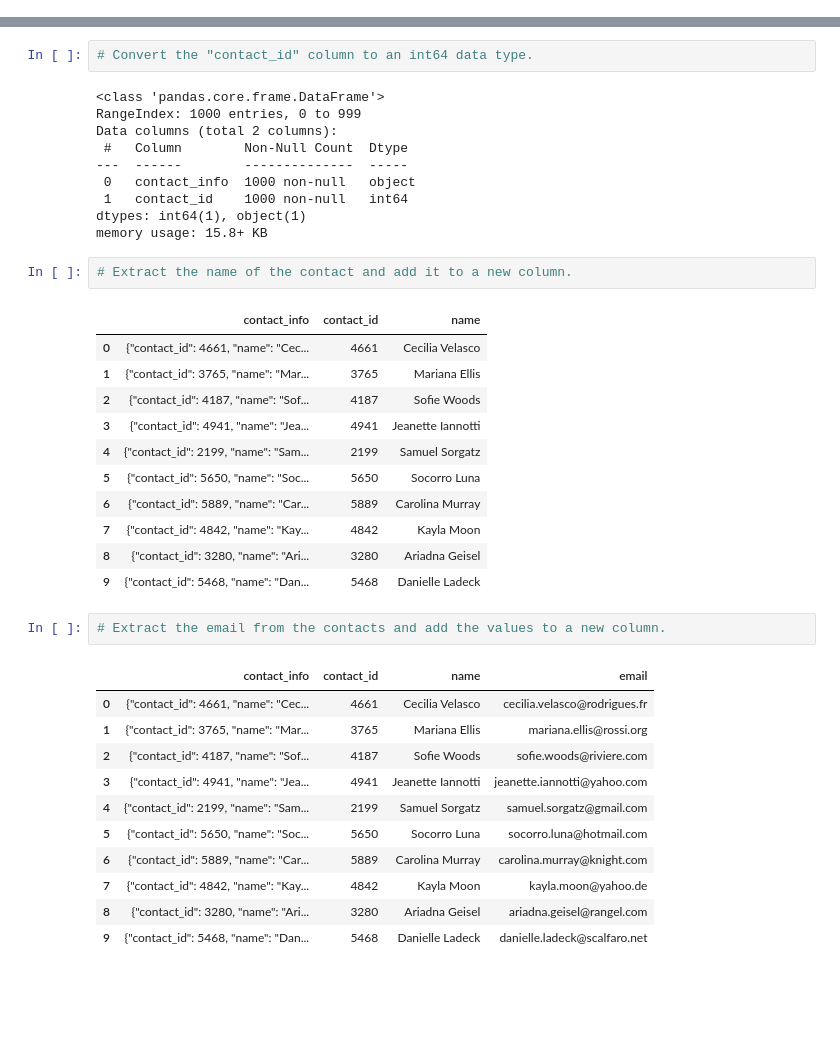
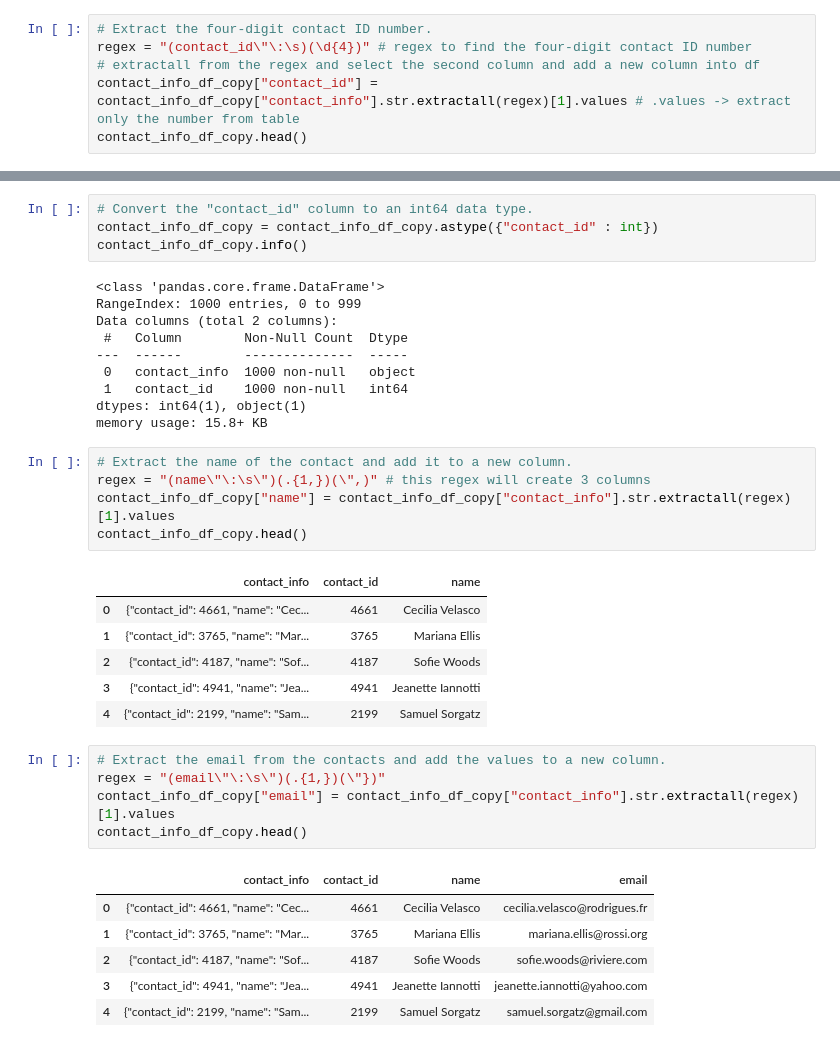
Before and after one commit to wingylui/Crowdfunding_ETL, a Jupyter notebook: ETL_Mini_Project_WYLui.ipynb, the cells around one changed output, grey strips where cells are left out. Drawn from its saved outputs; the diff is of its cells as text; blank space fills up the shorter version.

```diff
--- a/ETL_Mini_Project_WYLui.ipynb
+++ b/ETL_Mini_Project_WYLui.ipynb
@@ -442,0 +435,6 @@ contact_info_df_copy.head()
+# %%
+# Extract the four-digit contact ID number.
+regex = "(contact_id\"\:\s)(\d{4})" # regex to find the four-digit contact ID number
+# extractall from the regex and select the second column and add a new column into df
+contact_info_df_copy["contact_id"] = contact_info_df_copy["contact_info"].str.extractall(regex)[1].values # .values -> extract only the number from table
+contact_info_df_copy.head()
@@ -454,6 +460,8 @@ dtypes: object(2)
 memory usage: 15.8+ KB
 # %%
 # Convert the "contact_id" column to an int64 data type.
+contact_info_df_copy = contact_info_df_copy.astype({"contact_id" : int})
+contact_info_df_copy.info()
 # %% [output]
 <class 'pandas.core.frame.DataFrame'>
 RangeIndex: 1000 entries, 0 to 999
@@ -466,6 +474,9 @@ dtypes: int64(1), object(1)
 memory usage: 15.8+ KB
 # %%
 # Extract the name of the contact and add it to a new column.
+regex = "(name\"\:\s\")(.{1,})(\",)" # this regex will create 3 columns
+contact_info_df_copy["name"] = contact_info_df_copy["contact_info"].str.extractall(regex)[1].values
+contact_info_df_copy.head()
 # %% [output]
 |  | contact_info | contact_id | name |
 | 0 | {"contact_id": 4661, "name": "Cec... | 4661 | Cecilia Velasco |
@@ -473,24 +484,17 @@ memory usage: 15.8+ KB
 | 2 | {"contact_id": 4187, "name": "Sof... | 4187 | Sofie Woods |
 | 3 | {"contact_id": 4941, "name": "Jea... | 4941 | Jeanette Iannotti |
 | 4 | {"contact_id": 2199, "name": "Sam... | 2199 | Samuel Sorgatz |
-| 5 | {"contact_id": 5650, "name": "Soc... | 5650 | Socorro Luna |
-| 6 | {"contact_id": 5889, "name": "Car... | 5889 | Carolina Murray |
-| 7 | {"contact_id": 4842, "name": "Kay... | 4842 | Kayla Moon |
-| 8 | {"contact_id": 3280, "name": "Ari... | 3280 | Ariadna Geisel |
-| 9 | {"contact_id": 5468, "name": "Dan... | 5468 | Danielle Ladeck |
 # %%
 # Extract the email from the contacts and add the values to a new column.
+regex = "(email\"\:\s\")(.{1,})(\"})"
+contact_info_df_copy["email"] = contact_info_df_copy["contact_info"].str.extractall(regex)[1].values
+contact_info_df_copy.head()
 # %% [output]
 |  | contact_info | contact_id | name | email |
 | 0 | {"contact_id": 4661, "name": "Cec... | 4661 | Cecilia Velasco | cecilia.velasco@rodrigues.fr |
 | 1 | {"contact_id": 3765, "name": "Mar... | 3765 | Mariana Ellis | mariana.ellis@rossi.org |
 | 2 | {"contact_id": 4187, "name": "Sof... | 4187 | Sofie Woods | sofie.woods@riviere.com |
 | 3 | {"contact_id": 4941, "name": "Jea... | 4941 | Jeanette Iannotti | jeanette.iannotti@yahoo.com |
 | 4 | {"contact_id": 2199, "name": "Sam... | 2199 | Samuel Sorgatz | samuel.sorgatz@gmail.com |
-| 5 | {"contact_id": 5650, "name": "Soc... | 5650 | Socorro Luna | socorro.luna@hotmail.com |
-| 6 | {"contact_id": 5889, "name": "Car... | 5889 | Carolina Murray | carolina.murray@knight.com |
-| 7 | {"contact_id": 4842, "name": "Kay... | 4842 | Kayla Moon | kayla.moon@yahoo.de |
-| 8 | {"contact_id": 3280, "name": "Ari... | 3280 | Ariadna Geisel | ariadna.geisel@rangel.com |
-| 9 | {"contact_id": 5468, "name": "Dan... | 5468 | Danielle Ladeck | danielle.ladeck@scalfaro.net |
 # %%
 # Create a copy of the contact_info_df with the 'contact_id', 'name', 'email' columns.
```
Also changed, not shown: parts of 9 cells of this notebook, 1 other file.
